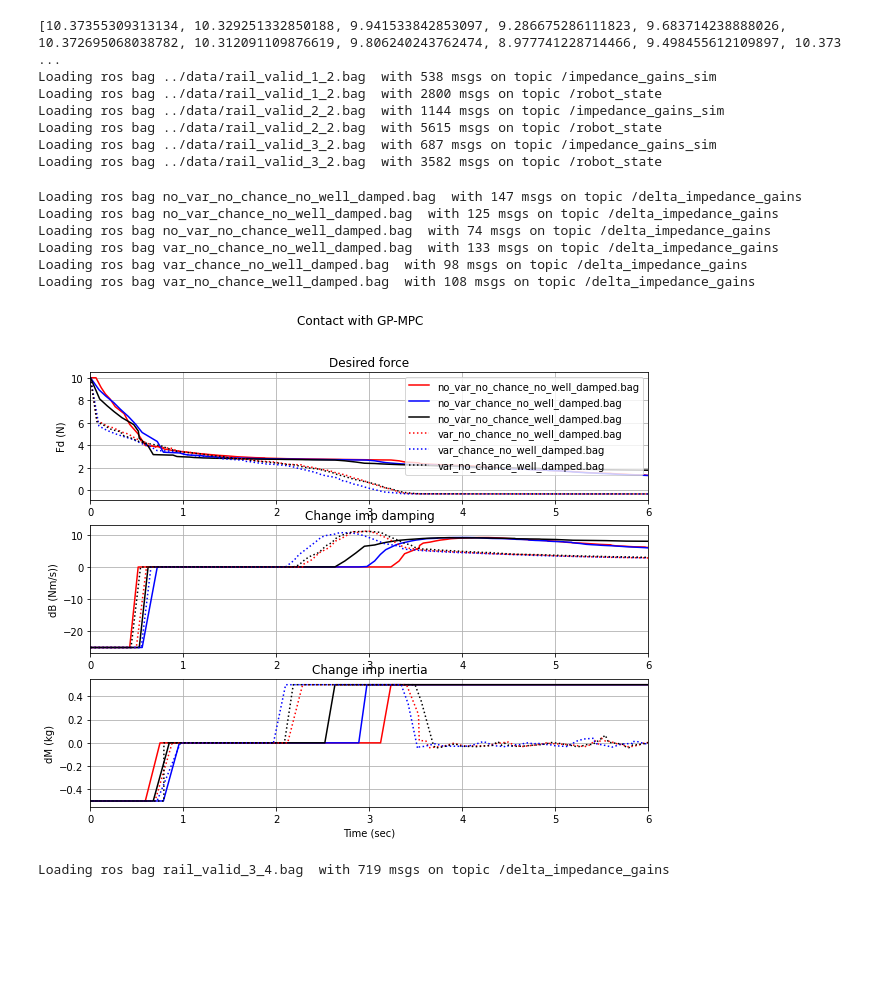
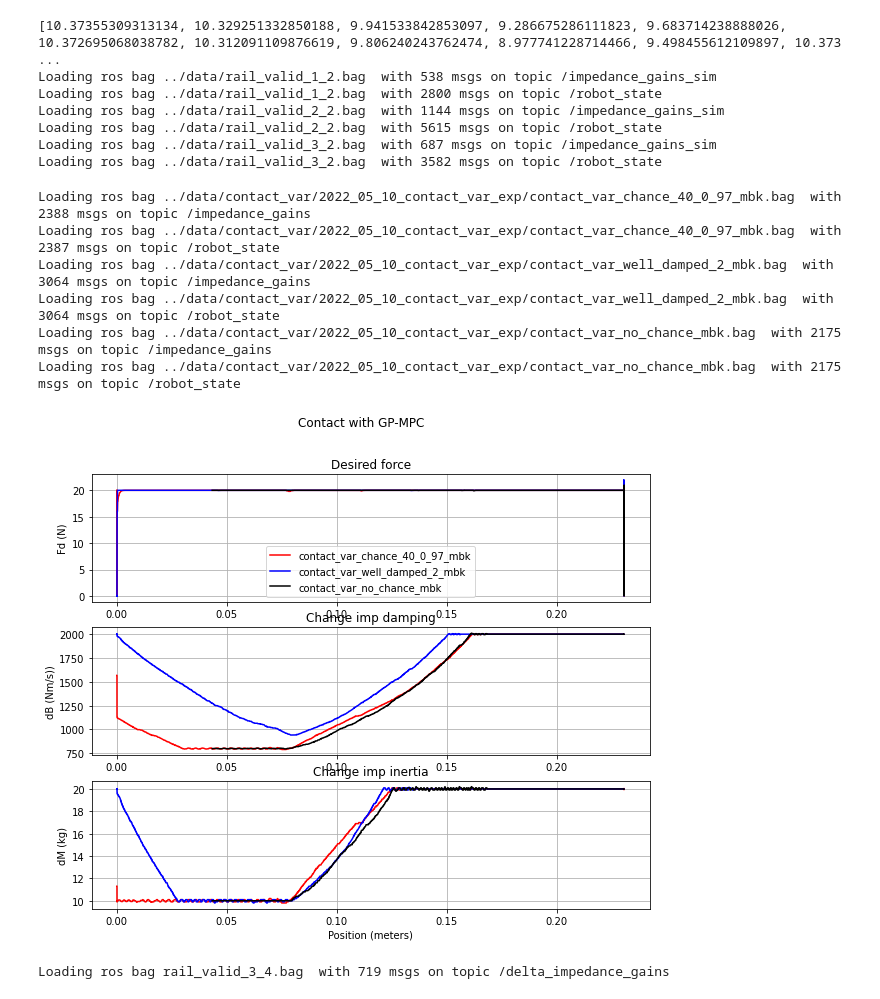
Before and after one commit to Jackyyaojk/gp_mpc, a Jupyter notebook: gp_mpc/rosbag_plot.ipynb, the cells around one changed output. Saved outputs shown, nothing was run; the diff lists cells and outputs as text; code cells hidden in the pictures; blank space fills up the shorter version.

```diff
--- a/gp_mpc/rosbag_plot.ipynb
+++ b/gp_mpc/rosbag_plot.ipynb
@@ -197,45 +197,52 @@ Loading ros bag ../data/rail_valid_3_2.bag  with 3582 msgs on topic /robot_state
 # %%
 ### Comparing with and without variance in contact
 # %matplotlib
-baggies = [ 'no_var_no_chance_no_well_damped.bag',
-            'no_var_chance_no_well_damped.bag',
-            'no_var_no_chance_well_damped.bag',
-            'var_no_chance_no_well_damped.bag',
-            'var_chance_no_well_damped.bag',
-            'var_no_chance_well_damped.bag',
-            ]
-
+baggies = [ #'contact_no_var_chance_40_0_9_mbk',
+            #'contact_var_chance_40_0_9_mbk',
+            #'contact_var_chance_40_0_95_mbk',
+            'contact_var_chance_40_0_97_mbk',
+            'contact_var_well_damped_2_mbk',
+            #'contact_var_well_damped_4_mbk',
+            'contact_var_no_chance_mbk',
+            #'contact_var_gp_35_mbk',
+            #'contact_no_var_mbk',
+          ]
+path = '../data/contact_var/2022_05_10_contact_var_exp/'
 fig, axs = plt.subplots(3, figsize=(10,8))
 fig.suptitle("Contact with GP-MPC")
 cols = ['r', 'b', 'k', 'r:', 'b:', 'k:']
 for bag in baggies:
     col = cols.pop(0)
-    msgs = bag_loader(bag, map_delta_impedance_gains, topic_name = 'delta_impedance_gains')
+#    msgs_dimp = bag_loader(path+bag+'.bag', map_delta_impedance_gains, topic_name = '/delta_impedance_gains')
+    imp_msgs = bag_loader(path+bag+'.bag', map_impedance_gains, topic_name = '/impedance_gains')
+    state_msgs = bag_loader(path+bag+'.bag', map_robot_state, topic_name = '/robot_state')
+
+    state_msgs_aligned = get_aligned_msgs(imp_msgs, state_msgs)
 
     ind = 2
     #plt.figure(figsize=(6,3), dpi= 100)
 
-    axs[0].plot(msgs['t'], msgs['Fd'][ind], col, label = bag)
-    axs[1].plot(msgs['t'], msgs['dB'][ind], col)
-    axs[2].plot(msgs['t'], msgs['dM'][ind], col)
+    axs[0].plot(0.57-state_msgs_aligned['pos'][ind], imp_msgs['Fd'][ind], col, label = bag)
+    axs[1].plot(0.57-state_msgs_aligned['pos'][ind], imp_msgs['B'][ind], col)
+    axs[2].plot(0.57-state_msgs_aligned['pos'][ind], imp_msgs['M'][ind], col)
 
 axs[0].legend()
 for i in range(3): axs[i].grid(True)
-for i in range(3): axs[i].set_xlim([0,6])
-plt.xlabel('Time (sec)')
+#for i in range(3): axs[i].set_xlim([0,6])
+plt.xlabel('Position (meters)')
 axs[0].set(ylabel='Fd (N)', title = 'Desired force')
 axs[1].set(ylabel='dB (Nm/s))', title = 'Change imp damping')
 axs[2].set(ylabel='dM (kg)', title = 'Change imp inertia')
 
 plt.show()
 # %% [output]
-Loading ros bag no_var_no_chance_no_well_damped.bag  with 147 msgs on topic /delta_impedance_gains
-Loading ros bag no_var_chance_no_well_damped.bag  with 125 msgs on topic /delta_impedance_gains
-Loading ros bag no_var_no_chance_well_damped.bag  with 74 msgs on topic /delta_impedance_gains
-Loading ros bag var_no_chance_no_well_damped.bag  with 133 msgs on topic /delta_impedance_gains
-Loading ros bag var_chance_no_well_damped.bag  with 98 msgs on topic /delta_impedance_gains
-Loading ros bag var_no_chance_well_damped.bag  with 108 msgs on topic /delta_impedance_gains
+Loading ros bag ../data/contact_var/2022_05_10_contact_var_exp/contact_var_chance_40_0_97_mbk.bag  with 2388 msgs on topic /impedance_gains
+Loading ros bag ../data/contact_var/2022_05_10_contact_var_exp/contact_var_chance_40_0_97_mbk.bag  with 2387 msgs on topic /robot_state
+Loading ros bag ../data/contact_var/2022_05_10_contact_var_exp/contact_var_well_damped_2_mbk.bag  with 3064 msgs on topic /impedance_gains
+Loading ros bag ../data/contact_var/2022_05_10_contact_var_exp/contact_var_well_damped_2_mbk.bag  with 3064 msgs on topic /robot_state
+Loading ros bag ../data/contact_var/2022_05_10_contact_var_exp/contact_var_no_chance_mbk.bag  with 2175 msgs on topic /impedance_gains
+Loading ros bag ../data/contact_var/2022_05_10_contact_var_exp/contact_var_no_chance_mbk.bag  with 2175 msgs on topic /robot_state
-[figure, old version]
+[figure, new version]
 # %%
 # Plotting rail assembly over time
 # %matplotlib
```
Also changed, not shown: 25 other files.
